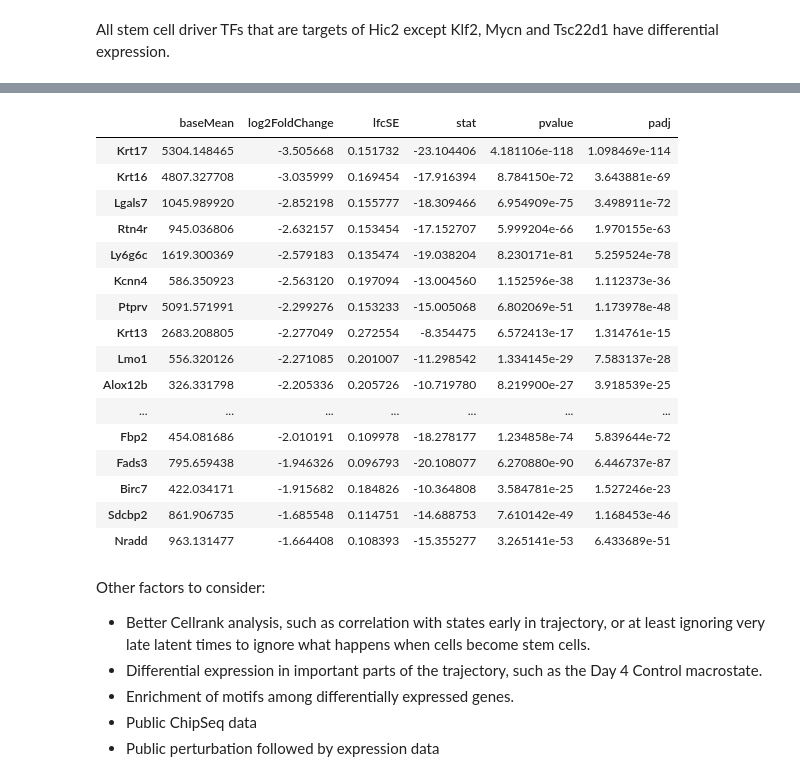
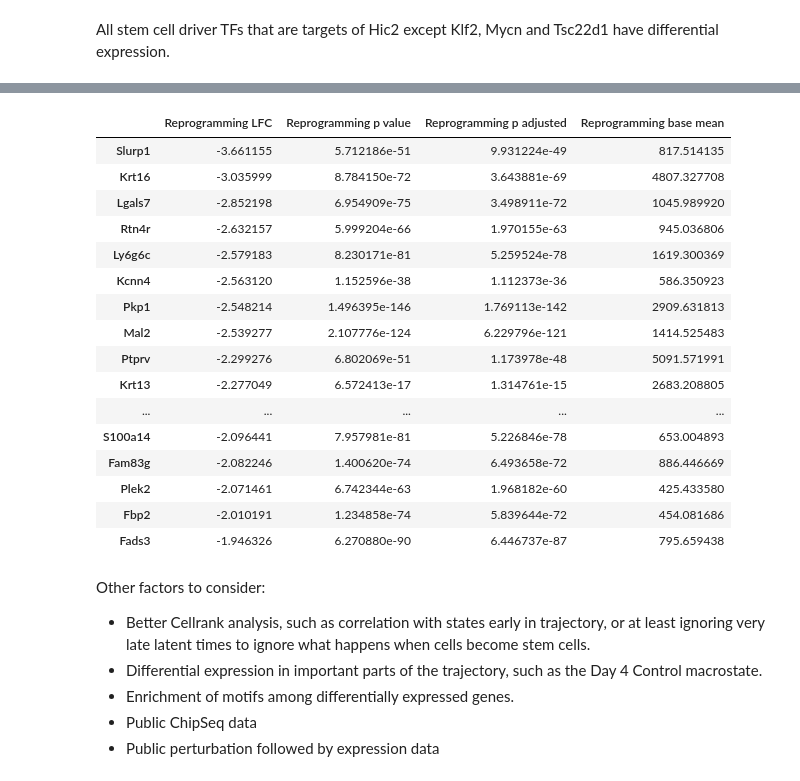
Before and after one commit to logolyte/hic2_masters_project, a Jupyter notebook: Gene regulatory network.ipynb, the cells around one changed output, grey strips where cells are left out. Drawn from its saved outputs; the diff is of its cells as text; code cells hidden in the pictures.

```diff
--- a/Gene regulatory network.ipynb
+++ b/Gene regulatory network.ipynb
@@ -96,2 +64,16 @@ hic2_peaks = load_narrowpeak(hic2_path)
+# %%
+# Read ChIP-seq targets
+
+base_name = "ChIP Sequencing Data/chipseq_targets"
+
+hic2_target_scores = pandas.read_csv(f"{base_name}_hic2_scores.csv", index_col=0)
+klf4_hic2_target_scores = pandas.read_csv(f"{base_name}_klf4_hic2_scores.csv", index_col=0)
+klf4_control_target_scores = pandas.read_csv(f"{base_name}_klf4_control_scores.csv", index_col=0)
+
+hic2_targets = numpy.loadtxt(f"{base_name}_hic2_targets.txt", dtype=numpy.dtypes.StringDType())
+klf4_hic2_targets = numpy.loadtxt(f"{base_name}_klf4_hic2_targets.txt", dtype=numpy.dtypes.StringDType())
+klf4_control_targets = numpy.loadtxt(f"{base_name}_klf4_control_targets.txt", dtype=numpy.dtypes.StringDType())
+klf4_targets = numpy.intersect1d(klf4_hic2_targets, klf4_control_targets)
+shared_targets = numpy.intersect1d(hic2_targets, klf4_targets)
 # %% [markdown]
 # Differential expression in bulk data with PyDEseq2
@@ -244,2 +80,10 @@ CT868734.1           NaN
+# %%
+# Load bulk differential expression results
+
+bulk_de = pandas.read_csv("RNA Sequencing Data/bulk_differential_expression.csv", index_col=0)
+bulk_metadata = pandas.read_csv("RNA Sequencing Data/bulk_sequencing_metadata.csv", index_col=0)
+samples = bulk_metadata.index.to_list()
+reprogramming_columns = bulk_de.columns[bulk_de.columns.str.contains("Reprogramming")]
+reprogramming_de = bulk_de[reprogramming_columns]
 # %% [markdown]
 # Identify ChipSeq targets of Hic2
@@ -297,7 +90,7 @@ Found 8345 shared targets
 # %%
 # Variable genes and Cellrank drivers
 variable_genes = adata.var_names.to_numpy()
-variable_in_bulk = numpy.intersect1d(variable_genes, reprogramming_de_stats.results_df.index.to_numpy())
+variable_in_bulk = numpy.intersect1d(variable_genes, bulk_de.index.to_numpy())
 stem_cell_drivers = driver_df.sort_values("Day 12 Control_corr", ascending=True).head(200).index.to_numpy()
 dead_end_drivers = driver_df.sort_values("Day 12 Control_corr", ascending=False).head(200).index.to_numpy()
 # %%
@@ -306,7 +99,7 @@ dead_end_drivers = driver_df.sort_values("Day 12 Control_corr", ascending=False)
 tf_df = pandas.read_csv("ChIP Sequencing Data/Mus_musculus_TF.txt", sep="\t")
 tf_array = tf_df["Symbol"].to_numpy()
 # %%
-differentially_expressed_genes = reprogramming_de_stats.results_df.loc[variable_in_bulk].query("padj < 0.05").index.to_numpy()
+differentially_expressed_genes = reprogramming_de.loc[variable_in_bulk].query("`Reprogramming p adjusted` < 0.05").index.to_numpy()
 # %%
 # Find Hic2 target TFs that change significantly during reprogramming
 
@@ -378,27 +157,27 @@ array(['Rest', 'Tcf7l1', 'Tcf7l2', 'Tfcp2l1', 'Zfp42', 'Zic2'],
 # %%
 # Differentially expressed targets that are drivers of dead end and that are not necessarily transcription factors
 
 de_targets = numpy.intersect1d(hic2_targets, differentially_expressed_genes)
 de_dead_end_non_tfs = numpy.intersect1d(de_targets, dead_end_drivers)
-reprogramming_de_stats.results_df.loc[de_dead_end_non_tfs].sort_values("log2FoldChange").head(20)
+reprogramming_de.loc[de_dead_end_non_tfs].sort_values("Reprogramming LFC").head(20)
 # %% [output]
-|  | baseMean | log2FoldChange | lfcSE | stat | pvalue | padj |
-| Krt17 | 5304.148465 | -3.505668 | 0.151732 | -23.104406 | 4.181106e-118 | 1.098469e-114 |
-| Krt16 | 4807.327708 | -3.035999 | 0.169454 | -17.916394 | 8.784150e-72 | 3.643881e-69 |
-| Lgals7 | 1045.989920 | -2.852198 | 0.155777 | -18.309466 | 6.954909e-75 | 3.498911e-72 |
-| Rtn4r | 945.036806 | -2.632157 | 0.153454 | -17.152707 | 5.999204e-66 | 1.970155e-63 |
-| Ly6g6c | 1619.300369 | -2.579183 | 0.135474 | -19.038204 | 8.230171e-81 | 5.259524e-78 |
-| Kcnn4 | 586.350923 | -2.563120 | 0.197094 | -13.004560 | 1.152596e-38 | 1.112373e-36 |
-| Ptprv | 5091.571991 | -2.299276 | 0.153233 | -15.005068 | 6.802069e-51 | 1.173978e-48 |
-| Krt13 | 2683.208805 | -2.277049 | 0.272554 | -8.354475 | 6.572413e-17 | 1.314761e-15 |
-| Lmo1 | 556.320126 | -2.271085 | 0.201007 | -11.298542 | 1.334145e-29 | 7.583137e-28 |
-| Alox12b | 326.331798 | -2.205336 | 0.205726 | -10.719780 | 8.219900e-27 | 3.918539e-25 |
-| ... | ... | ... | ... | ... | ... | ... |
-| Fbp2 | 454.081686 | -2.010191 | 0.109978 | -18.278177 | 1.234858e-74 | 5.839644e-72 |
-| Fads3 | 795.659438 | -1.946326 | 0.096793 | -20.108077 | 6.270880e-90 | 6.446737e-87 |
-| Birc7 | 422.034171 | -1.915682 | 0.184826 | -10.364808 | 3.584781e-25 | 1.527246e-23 |
-| Sdcbp2 | 861.906735 | -1.685548 | 0.114751 | -14.688753 | 7.610142e-49 | 1.168453e-46 |
-| Nradd | 963.131477 | -1.664408 | 0.108393 | -15.355277 | 3.265141e-53 | 6.433689e-51 |
+|  | Reprogramming LFC | Reprogramming p value | Reprogramming p adjusted | Reprogramming base mean |
+| Slurp1 | -3.661155 | 5.712186e-51 | 9.931224e-49 | 817.514135 |
+| Krt16 | -3.035999 | 8.784150e-72 | 3.643881e-69 | 4807.327708 |
+| Lgals7 | -2.852198 | 6.954909e-75 | 3.498911e-72 | 1045.989920 |
+| Rtn4r | -2.632157 | 5.999204e-66 | 1.970155e-63 | 945.036806 |
+| Ly6g6c | -2.579183 | 8.230171e-81 | 5.259524e-78 | 1619.300369 |
+| Kcnn4 | -2.563120 | 1.152596e-38 | 1.112373e-36 | 586.350923 |
+| Pkp1 | -2.548214 | 1.496395e-146 | 1.769113e-142 | 2909.631813 |
+| Mal2 | -2.539277 | 2.107776e-124 | 6.229796e-121 | 1414.525483 |
+| Ptprv | -2.299276 | 6.802069e-51 | 1.173978e-48 | 5091.571991 |
+| Krt13 | -2.277049 | 6.572413e-17 | 1.314761e-15 | 2683.208805 |
+| ... | ... | ... | ... | ... |
+| S100a14 | -2.096441 | 7.957981e-81 | 5.226846e-78 | 653.004893 |
+| Fam83g | -2.082246 | 1.400620e-74 | 6.493658e-72 | 886.446669 |
+| Plek2 | -2.071461 | 6.742344e-63 | 1.968182e-60 | 425.433580 |
+| Fbp2 | -2.010191 | 1.234858e-74 | 5.839644e-72 | 454.081686 |
+| Fads3 | -1.946326 | 6.270880e-90 | 6.446737e-87 | 795.659438 |
 # %% [markdown]
 Other factors to consider:
 - Better Cellrank analysis, such as correlation with states early in trajectory, or at least ignoring very late latent times to ignore what happens when cells become stem cells.
```
Also changed, not shown: parts of 31 cells of this notebook, 4 other files.
